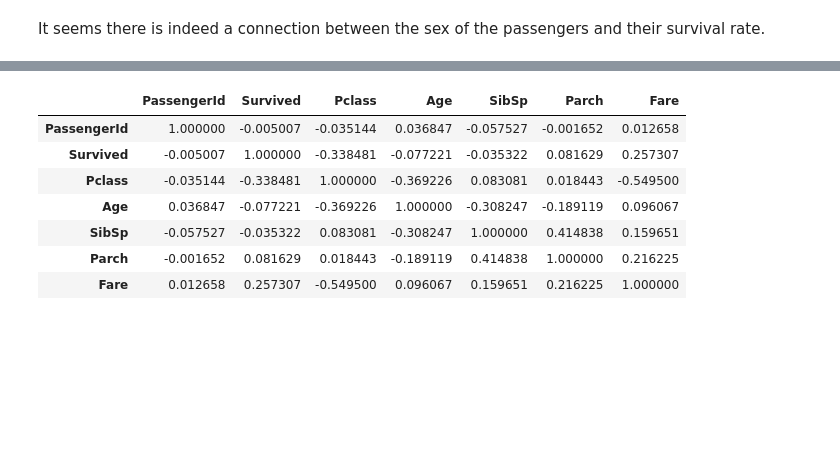
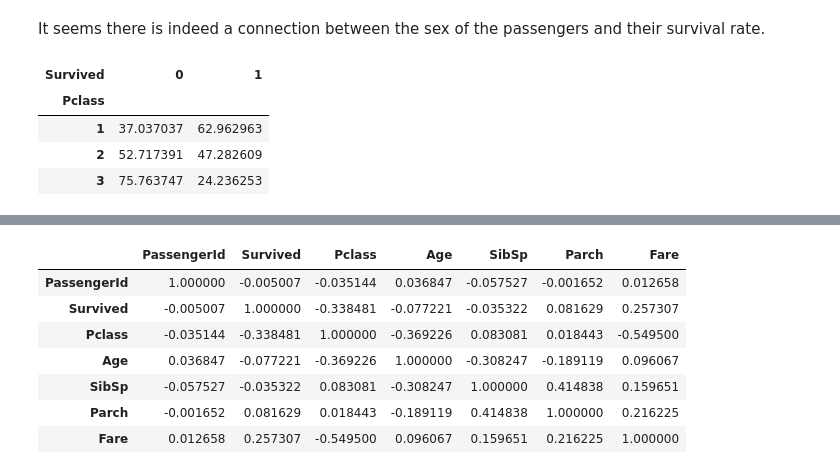
Before and after one commit to gxexakis/Kaggle, a Jupyter notebook: titanic/titanic_gx.ipynb, the cells around one changed output, grey strips where cells are left out. Cells and saved outputs as stored; diff of their text form; code cells hidden in the pictures; blank space fills up the shorter version.

```diff
--- a/titanic/titanic_gx.ipynb
+++ b/titanic/titanic_gx.ipynb
@@ -96,5 +103,13 @@ train.groupby(["Sex","Survived"]).count()["PassengerId"].unstack(["Survived"]).p
 # %% [markdown]
 It seems there is indeed a connection between the sex of the passengers and their survival rate.
+# %%
+train.groupby(["Pclass","Survived"]).count()["PassengerId"].unstack(["Survived"]).apply(lambda x: 100*x/float(x.sum()),axis=1)
+# %% [output]
+| Survived | 0 | 1 |
+| Pclass |  |  |
+| 1 | 37.037037 | 62.962963 |
+| 2 | 52.717391 | 47.282609 |
+| 3 | 75.763747 | 24.236253 |
 # %%
 train.groupby(["Pclass","Survived"]).count()["PassengerId"].unstack(["Survived"]).plot.bar(stacked=True,color=["r",["b"]])
 # %% [output]
```
Also changed, not shown: parts of 12 cells of this notebook, 3 other files.
